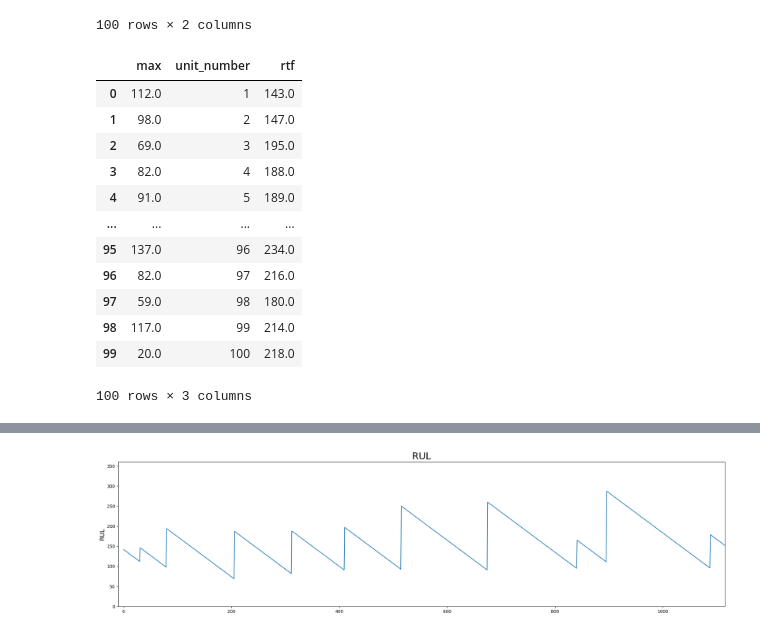
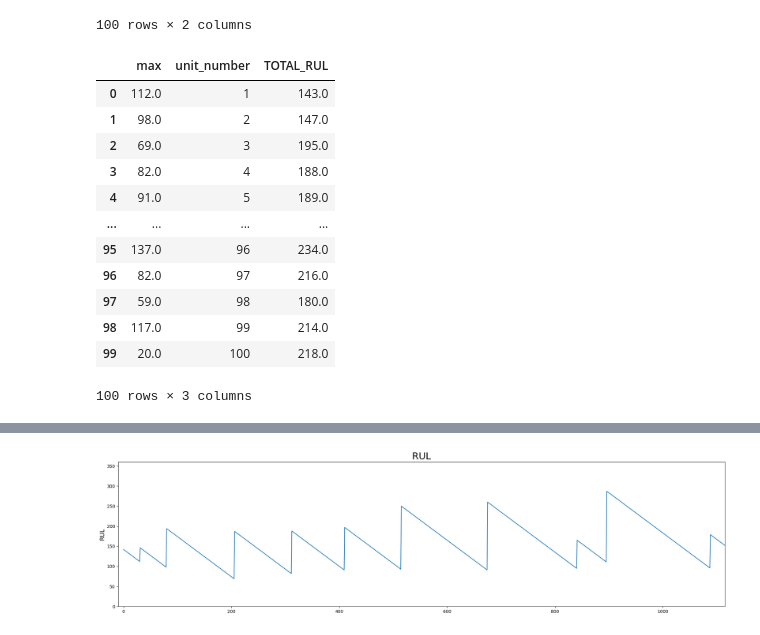
Before and after one commit to marcelov-aguiar/pdm_turbofan, a Jupyter notebook: code/2_exploratory_analysis/exploratory_test.ipynb, the cells around one changed output, grey strips where cells are left out. Saved outputs shown, nothing was run; the diff lists cells and outputs as text; code cells hidden in the pictures.

```diff
--- a/2_exploratory_analysis/exploratory_test.ipynb
+++ b/code/2_exploratory_analysis/exploratory_test.ipynb
@@ -101,9 +101,9 @@ df_test
 # %% [markdown]
 ## Criação da feature RUL (Remaining  Useful  Life)
 # %%
-rul = pd.DataFrame(df_test.groupby('unit_number')['time'].max()).reset_index()
-rul.columns = ['id', 'max']
-rul
+df_test_rul = pd.DataFrame(df_test.groupby('unit_number')['time'].max()).reset_index()
+df_test_rul.columns = ['id', 'max']
+df_test_rul
 # %% [output]
 |  | id | max |
 | 0 | 1.0 | 31.0 |
@@ -136,10 +136,10 @@ df_rul
 | 99 | 20.0 | 100 |
 100 rows × 2 columns
 # %%
-df_rul['rtf']=rul['max']+df_rul['max']
+df_rul['TOTAL_RUL'] = df_test_rul['max'] + df_rul['max']
 df_rul
 # %% [output]
-|  | max | unit_number | rtf |
+|  | max | unit_number | TOTAL_RUL |
 | 0 | 112.0 | 1 | 143.0 |
 | 1 | 98.0 | 2 | 147.0 |
 | 2 | 69.0 | 3 | 195.0 |
```
Also changed, not shown: parts of 3 cells of this notebook, 25 other files.
